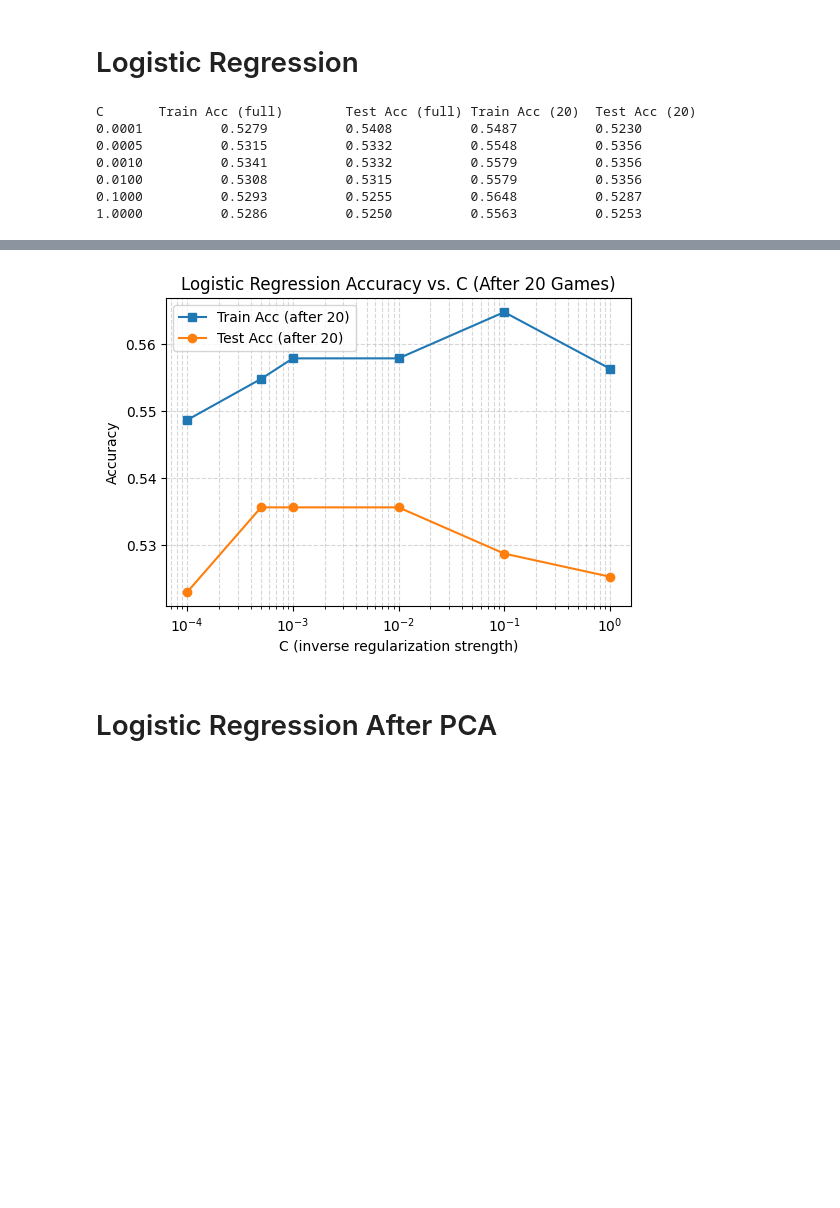
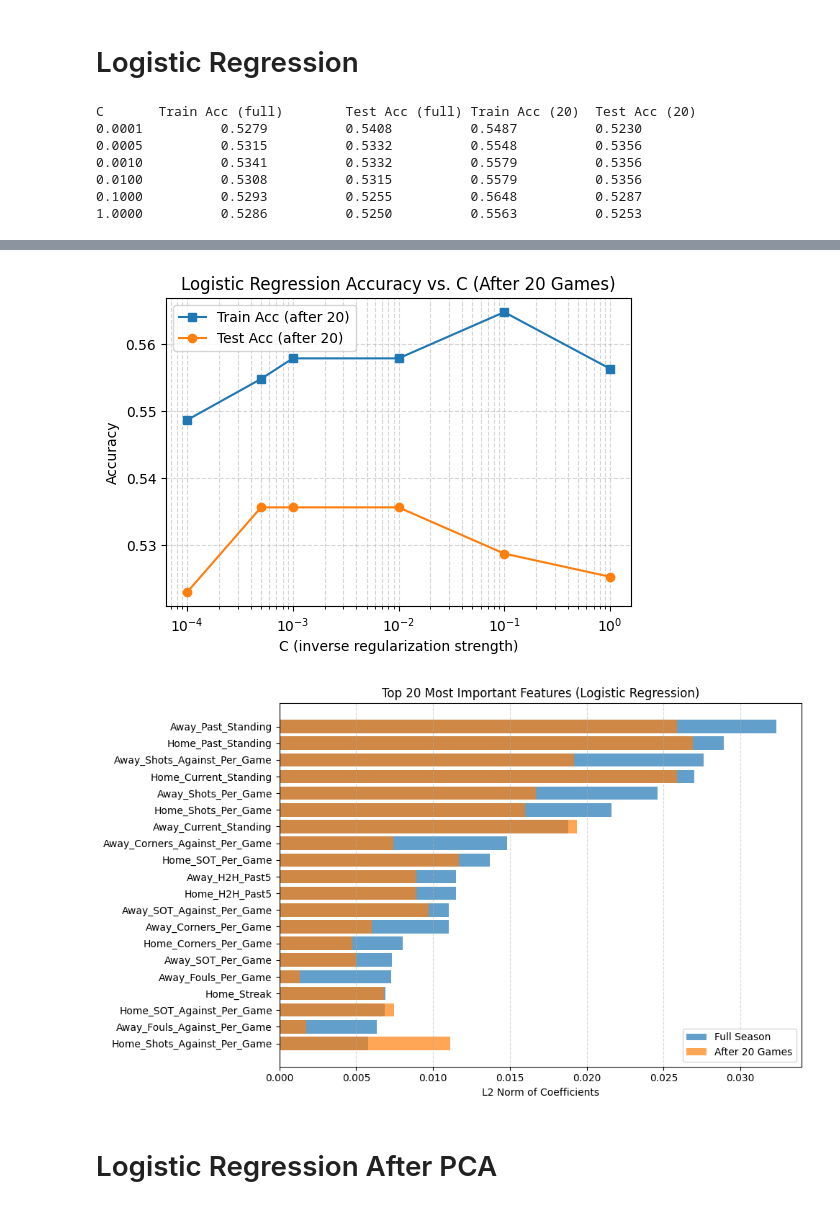
Before and after one commit to edricklinardi/Football-Match-Prediction, a Jupyter notebook: Project.ipynb, the cells around one changed output, grey strips where cells are left out. Cells and saved outputs as stored; diff of their text form; code cells hidden in the pictures; blank space fills up the shorter version.

Commit message:
added most important features plot

```diff
--- a/Project.ipynb
+++ b/Project.ipynb
@@ -582,9 +582,6 @@ Polynomial features shape: (1305, 779)
 # %% [markdown]
 # Logistic Regression
 # %%
-# — assume y_mapped, X_train, X_test, y_train, y_test,
-#         X_train20, X_test20, y_train20, y_test20 are already defined
-
 C_values = [0.0001, 0.0005, 0.001, 0.01, 0.1, 1]
 
 train_acc, test_acc = [], []
@@ -608,6 +605,10 @@ for C in C_values:
     test20 = accuracy_score(y_test20,  model20.predict(X_test20))
     train_acc20.append(train20)
     test_acc20.append(test20)
+
+    if C == 0.0001: # Save model with best performing C
+        model_full_final = model
+        model_20_final = model20
 
     print(f"{C:.4f}\t\t{train:.4f}\t\t{test:.4f}\t\t{train20:.4f}\t\t{test20:.4f}")
 
@@ -617,33 +618,62 @@ plt.plot(C_values, train_acc,  marker='s', label='Train Acc (full)')
 plt.plot(C_values, test_acc,   marker='o', label='Test Acc (full)')
 plt.xscale('log')
 plt.xlabel('C (inverse regularization strength)')
 plt.ylabel('Accuracy')
 plt.title('Logistic Regression Accuracy vs. C (Full Season)')
 plt.legend()
 plt.grid(True, which='both', ls='--', alpha=0.5)
 plt.show()
 
 # Plot after‐20 games accuracies
 plt.figure(figsize=(6,4))
 plt.plot(C_values, train_acc20, marker='s', label='Train Acc (after 20)')
 plt.plot(C_values, test_acc20,  marker='o', label='Test Acc (after 20)')
 plt.xscale('log')
 plt.xlabel('C (inverse regularization strength)')
 plt.ylabel('Accuracy')
 plt.title('Logistic Regression Accuracy vs. C (After 20 Games)')
 plt.legend()
 plt.grid(True, which='both', ls='--', alpha=0.5)
 plt.show()
+
+# Plot most important features using saved models
+try:
+    feature_names = X_train.columns.tolist()
+except AttributeError:
+    feature_names = [f"Feature {i}" for i in range(X_train.shape[1])]
+
+# Get L2 norm of coefficients
+importance_full = np.linalg.norm(model_full_final.coef_, axis=0)
+importance_20 = np.linalg.norm(model_20_final.coef_, axis=0)
+
+# Sort by importance (from full model)
+sorted_idx = np.argsort(importance_full)[::-1]
+sorted_features = np.array(feature_names)[sorted_idx]
+sorted_importance_full = importance_full[sorted_idx]
+sorted_importance_20 = importance_20[sorted_idx]
+
+# Plot top N
+N = 20
+plt.figure(figsize=(10, 6))
+plt.barh(sorted_features[:N][::-1], sorted_importance_full[:N][::-1], alpha=0.7, label='Full Season')
+plt.barh(sorted_features[:N][::-1], sorted_importance_20[:N][::-1], alpha=0.7, label='After 20 Games')
+plt.xlabel('L2 Norm of Coefficients')
+plt.title(f'Top {N} Most Important Features (Logistic Regression)')
+plt.legend()
+plt.grid(True, axis='x', linestyle='--', alpha=0.5)
+plt.tight_layout()
+plt.show()
 # %% [output]
 C       Train Acc (full)        Test Acc (full) Train Acc (20)  Test Acc (20)
 0.0001          0.5279          0.5408          0.5487          0.5230
 0.0005          0.5315          0.5332          0.5548          0.5356
 0.0010          0.5341          0.5332          0.5579          0.5356
 0.0100          0.5308          0.5315          0.5579          0.5356
 0.1000          0.5293          0.5255          0.5648          0.5287
 1.0000          0.5286          0.5250          0.5563          0.5253
 [figure]
 [figure]
+[figure, added]
 # %% [markdown]
 # Logistic Regression After PCA
 # %%
```
Also changed, not shown: parts of 1 cell of this notebook.
